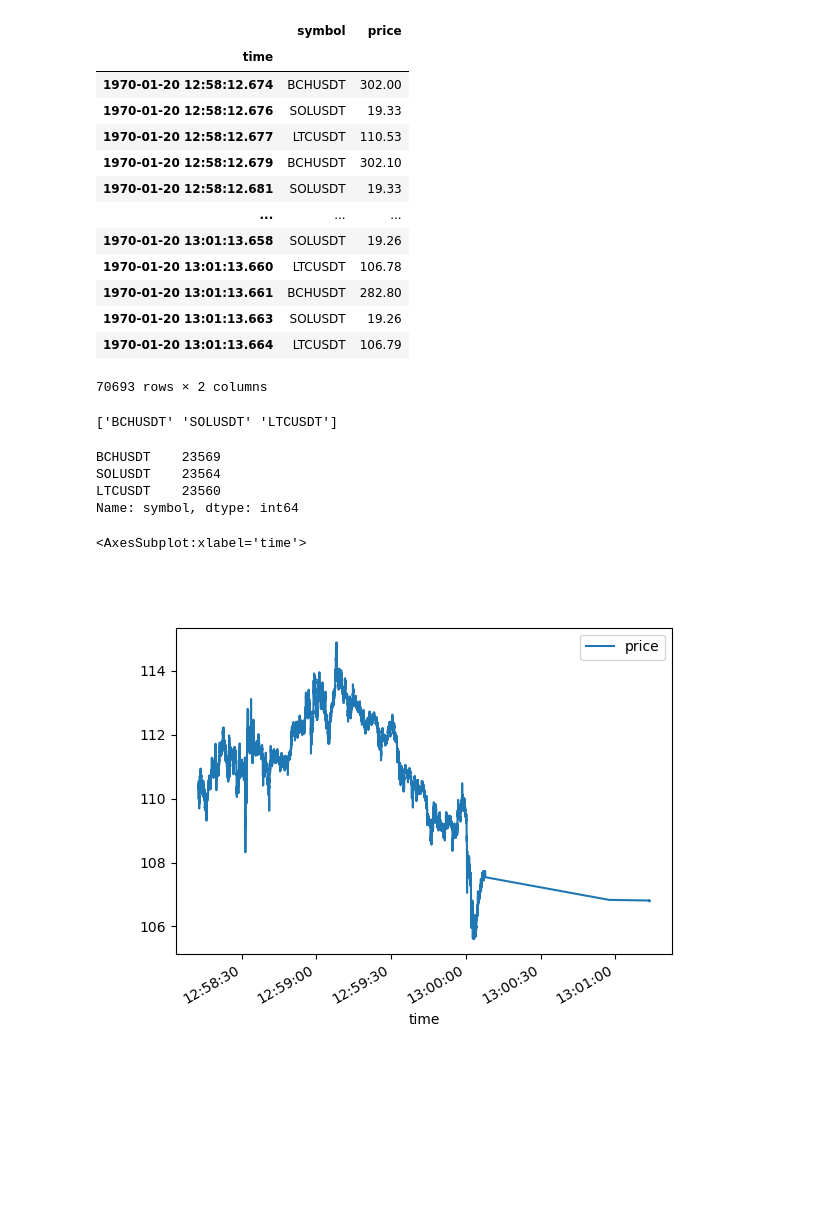
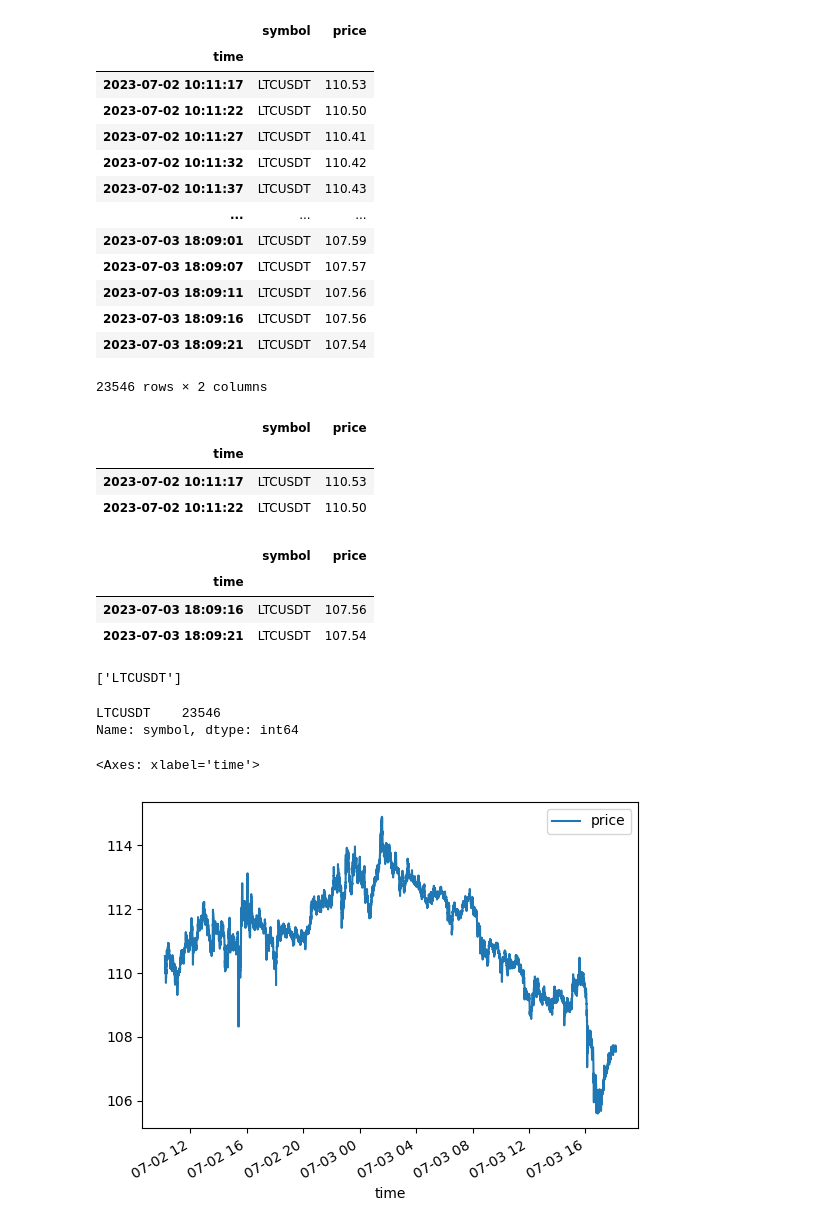
Before and after one commit to mHamzaArain/QuantRebate, a Jupyter notebook: tick_data_analysis.ipynb, the cells around one changed output. Drawn from its saved outputs; the diff is of its cells as text; code cells hidden in the pictures; blank space fills up the shorter version.

```diff
--- a/tick_data_analysis.ipynb
+++ b/tick_data_analysis.ipynb
@@ -11,38 +10,53 @@ from datetime import datetime
 
 import pandas_ta as ta
 # %%
-df = pd.read_json('data.json', lines=True)
-df['time'] = pd.to_datetime(df['time'], unit='ms')
-df.set_index('time', inplace=True)
-df
+df1 = pd.read_json('data.json', lines=True)
+df1['time'] = pd.to_datetime(df1['time'], unit='s')
+df1.set_index('time', inplace=True)
+df1 = df1[df1['symbol']=="LTCUSDT"]
+
+
+df1 = df1[:'2023-07-03']
+df1
 # %% [output]
 |  | symbol | price |
 | time |  |  |
-| 1970-01-20 12:58:12.674 | BCHUSDT | 302.00 |
-| 1970-01-20 12:58:12.676 | SOLUSDT | 19.33 |
-| 1970-01-20 12:58:12.677 | LTCUSDT | 110.53 |
-| 1970-01-20 12:58:12.679 | BCHUSDT | 302.10 |
-| 1970-01-20 12:58:12.681 | SOLUSDT | 19.33 |
+| 2023-07-02 10:11:17 | LTCUSDT | 110.53 |
+| 2023-07-02 10:11:22 | LTCUSDT | 110.50 |
+| 2023-07-02 10:11:27 | LTCUSDT | 110.41 |
+| 2023-07-02 10:11:32 | LTCUSDT | 110.42 |
+| 2023-07-02 10:11:37 | LTCUSDT | 110.43 |
 | ... | ... | ... |
-| 1970-01-20 13:01:13.658 | SOLUSDT | 19.26 |
-| 1970-01-20 13:01:13.660 | LTCUSDT | 106.78 |
-| 1970-01-20 13:01:13.661 | BCHUSDT | 282.80 |
-| 1970-01-20 13:01:13.663 | SOLUSDT | 19.26 |
-| 1970-01-20 13:01:13.664 | LTCUSDT | 106.79 |
+| 2023-07-03 18:09:01 | LTCUSDT | 107.59 |
+| 2023-07-03 18:09:07 | LTCUSDT | 107.57 |
+| 2023-07-03 18:09:11 | LTCUSDT | 107.56 |
+| 2023-07-03 18:09:16 | LTCUSDT | 107.56 |
+| 2023-07-03 18:09:21 | LTCUSDT | 107.54 |
-70693 rows × 2 columns
+23546 rows × 2 columns
+# %%
+df1.head(2)
+# %% [output]
+|  | symbol | price |
+| time |  |  |
+| 2023-07-02 10:11:17 | LTCUSDT | 110.53 |
+| 2023-07-02 10:11:22 | LTCUSDT | 110.50 |
+# %%
+df1.tail(2)
+# %% [output]
+|  | symbol | price |
+| time |  |  |
+| 2023-07-03 18:09:16 | LTCUSDT | 107.56 |
+| 2023-07-03 18:09:21 | LTCUSDT | 107.54 |
 # %%
-print(df['symbol'].unique())
-df['symbol'].value_counts()
+print(df1['symbol'].unique())
+df1['symbol'].value_counts()
 # %% [output]
-['BCHUSDT' 'SOLUSDT' 'LTCUSDT']
+['LTCUSDT']
-BCHUSDT    23569
-SOLUSDT    23564
-LTCUSDT    23560
+LTCUSDT    23546
 Name: symbol, dtype: int64
 # %%
-df[df['symbol']=="LTCUSDT"].plot()
-# .plot.scatter(df)
+df1[df1['symbol']=="LTCUSDT"].plot()
 # %% [output]
-<AxesSubplot:xlabel='time'>
+<Axes: xlabel='time'>
-[figure, old version]
+[figure, new version]
 # %%
```
Also changed, not shown: parts of 13 cells of this notebook, 9 other files.
